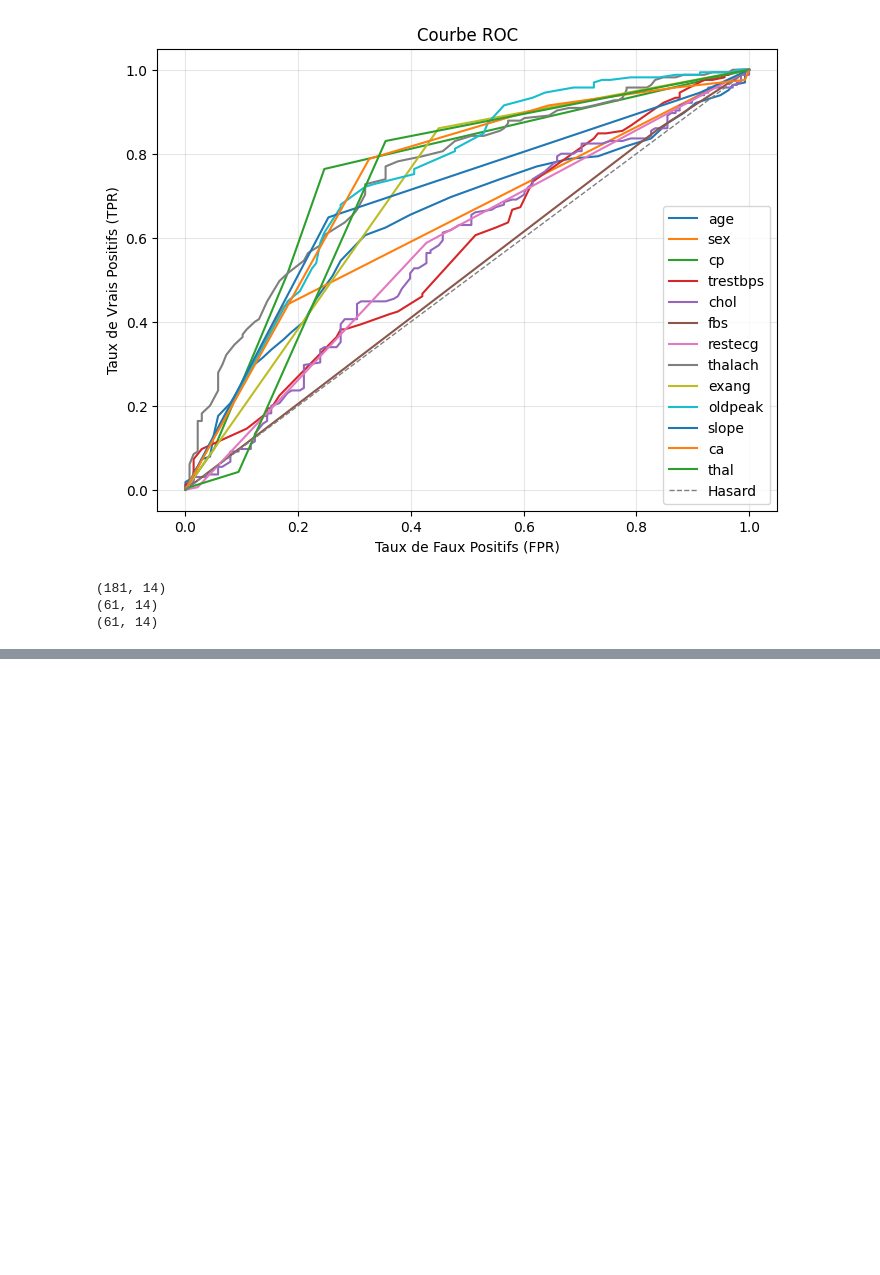
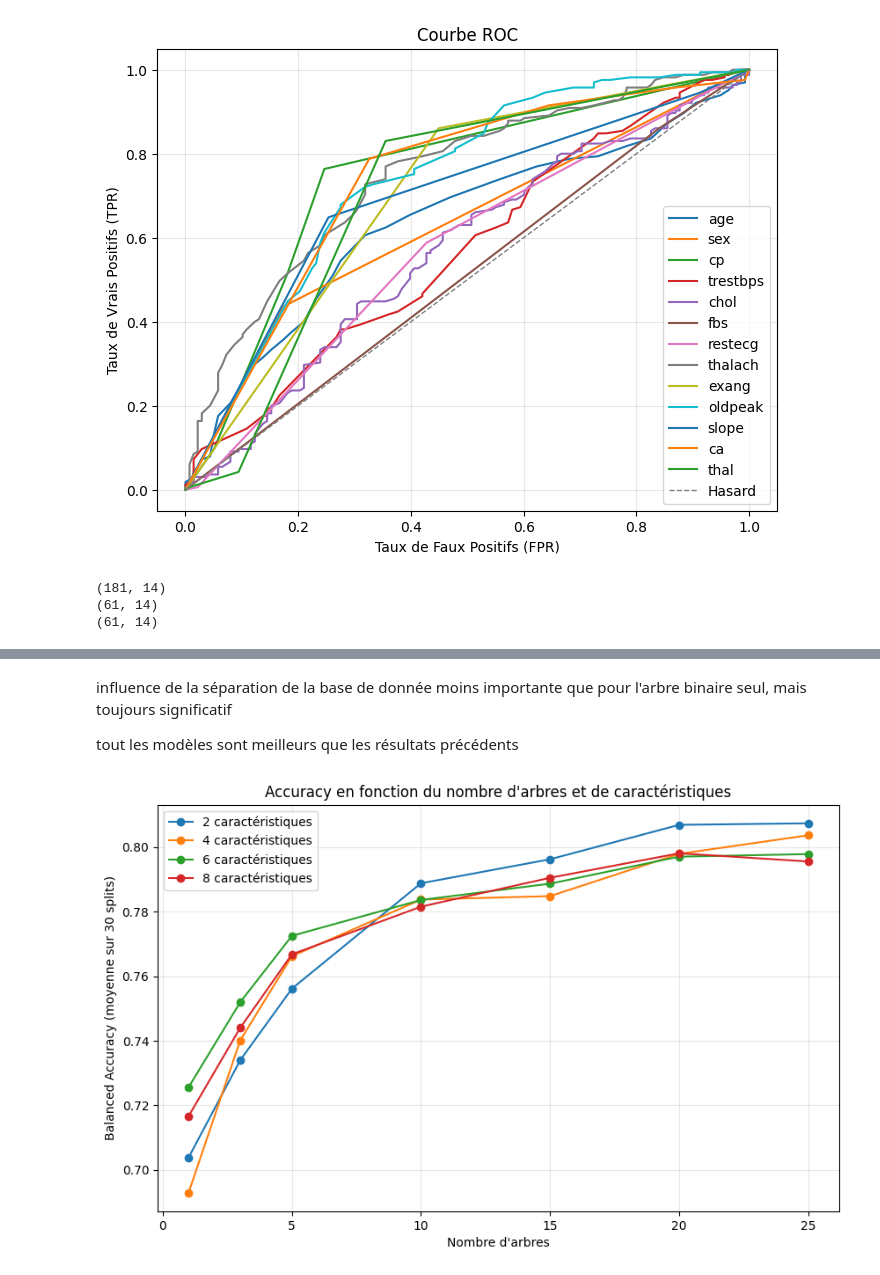
Before and after one commit to prichert17/Apprentissage_automatique_arbre_decision, a Jupyter notebook: main.ipynb, the cells around one changed output, grey strips where cells are left out. Drawn from its saved outputs; the diff is of its cells as text; code cells hidden in the pictures; blank space fills up the shorter version.

Commit message:
ajout de la forêt aléatoire, focntionnel

```diff
--- a/main.ipynb
+++ b/main.ipynb
@@ -357,0 +361,12 @@ plt.show()
+# %%
+#foret aléatoire
+
+
+for k in range(1, 11):
+    X_train_val, X_test, y_train_val, y_test = train_test_split(X, y_encoded, test_size=0.2, stratify=y_encoded)
+    X_train, X_val, y_train, y_val = train_test_split(X_train_val, y_train_val, test_size=0.25, stratify=y_train_val)  # 0.25 * 0.8 = 0.2 du total
+    clf_rf = RandomForestClassifier(n_estimators=100, random_state=0)
+    clf_rf.fit(X_train.iloc[:, :12], y_train)
+    y_pred = clf_rf.predict(X_val.iloc[:, :12])
+    acc = balanced_accuracy_score(y_val, y_pred)
+    print(f"Random forest, balanced accuracy : {acc:.4f}")
@@ -357,0 +384,42 @@ plt.show()
+# %% [markdown]
+influence de la séparation de la base de donnée moins importante que pour l'arbre binaire seul, mais toujours significatif
+
+tout les modèles sont meilleurs que les résultats précédents
+# %%
+#on change le nombre d'arbres de la forêt ainsi que le nombre de caractéristiques
+
+#graphique de la balanced accuracy en fonction du nombre d'arbres et de caractéristiques
+nombre_arbres = [1, 3, 5, 10, 15, 20, 25]
+nombre_caracteristiques = [2, 4, 6, 8]
+
+accuracy_forest = {M: [] for M in nombre_caracteristiques}
+
+for B in nombre_arbres:
+    for M in nombre_caracteristiques:
+        temp_forest = []
+
+        for i in range(30):
+            X_train_val, X_test, y_train_val, y_test = train_test_split(X, y_encoded, test_size=0.2, stratify=y_encoded, random_state=i)
+            X_train, X_val, y_train, y_val = train_test_split(X_train_val, y_train_val, test_size=0.25, stratify=y_train_val, random_state=i)
+
+            clf_rf = RandomForestClassifier(n_estimators=B, random_state=0, max_features=M)
+            clf_rf.fit(X_train.iloc[:, :13], y_train)
+            y_pred_rf = clf_rf.predict(X_val.iloc[:, :13])
+            balanced_acc_rf = balanced_accuracy_score(y_val, y_pred_rf)
+            temp_forest.append(balanced_acc_rf)
+
+        # Calcul de la moyenne des 30 résultats
+        accuracy_forest[M].append(np.mean(temp_forest))
+
+plt.figure(figsize=(10, 6))
+for M in nombre_caracteristiques:
+    plt.plot(nombre_arbres, accuracy_forest[M], marker='o', label=f'{M} caractéristiques')
+
+plt.xlabel('Nombre d\'arbres')
+plt.ylabel('Balanced Accuracy (moyenne sur 30 splits)')
+plt.title('Accuracy en fonction du nombre d\'arbres et de caractéristiques')
+plt.legend()
+plt.grid(alpha=0.3)
+plt.show()
+# %% [output]
+[figure, added]
```
Also changed, not shown: parts of 12 cells of this notebook.
